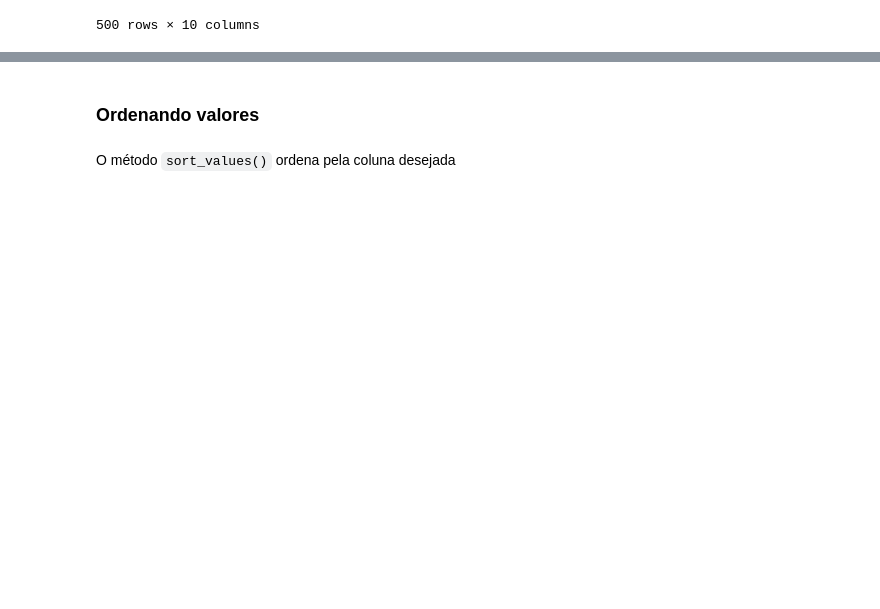
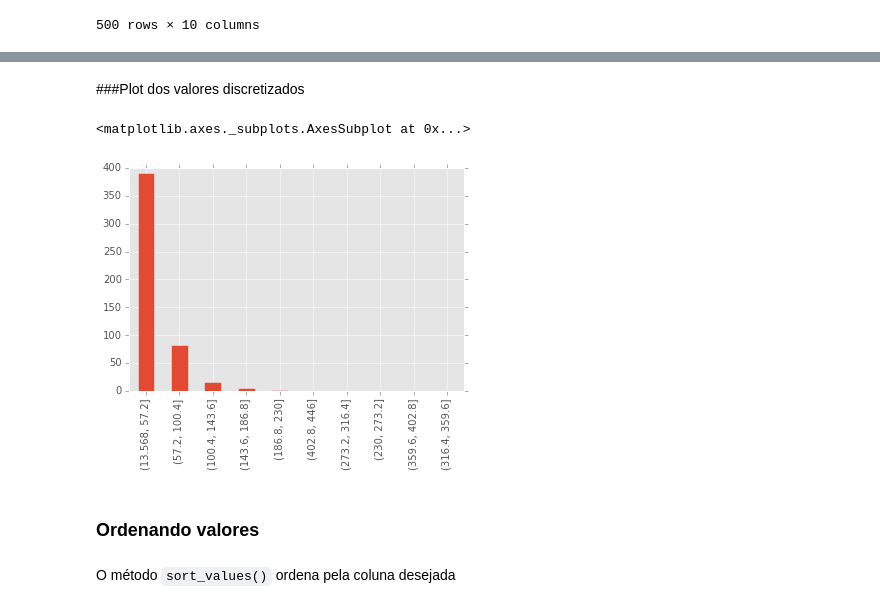
Before and after one commit to mirwox/CDEng, a Jupyter notebook: aula02/aula2_tutorial.ipynb, the cells around one changed output, grey strips where cells are left out. Cells and saved outputs as stored; diff of their text form; code cells hidden in the pictures; blank space fills up the shorter version.

```diff
--- a/aula02/aula2_tutorial.ipynb
+++ b/aula02/aula2_tutorial.ipynb
@@ -469,0 +479,2 @@ dados
+# %%
+RENDA_DISC = pd.cut(dados.RENDA, bins=10)
@@ -470,3 +497,10 @@ dados
+# %% [markdown]
+###Plot dos valores discretizados
+# %%
+RENDA_DISC.value_counts().plot.bar()
+# %% [output]
+<matplotlib.axes._subplots.AxesSubplot at 0x...>
+[figure, added]
 # %% [markdown]
 ### Ordenando valores
 # %% [markdown]
```
Also changed, not shown: parts of 5 cells of this notebook.
